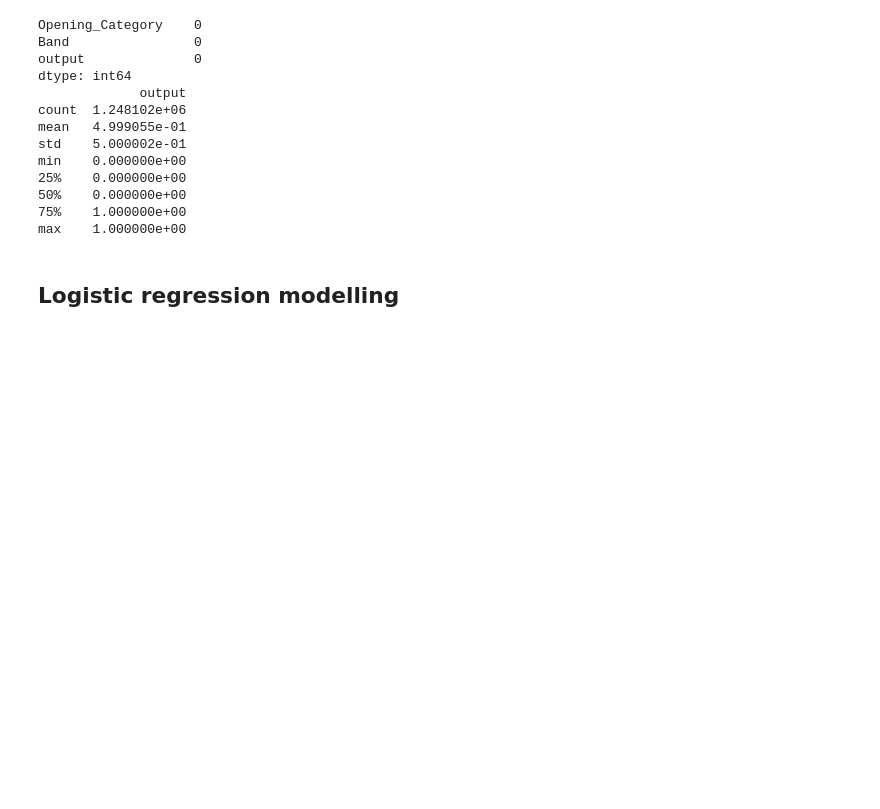
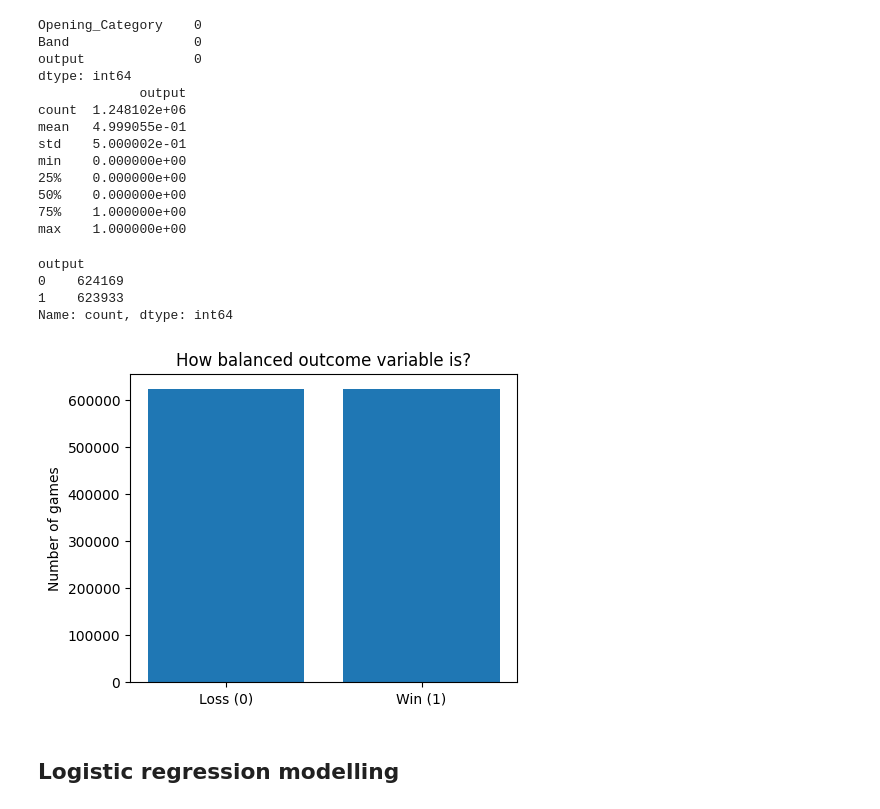
Before and after one commit to husnainn22/Chess-opening-analysis, a Jupyter notebook: chess.ipynb, the cells around one changed output. Cells and saved outputs as stored; diff of their text form; code cells hidden in the pictures; blank space fills up the shorter version.

```diff
--- a/chess.ipynb
+++ b/chess.ipynb
@@ -450,6 +450,31 @@ min    0.000000e+00
 50%    0.000000e+00
 75%    1.000000e+00
 max    1.000000e+00
+# %%
+import matplotlib.pyplot as plt
+
+# Count outcomes
+outcome_counts = model_df['output'].value_counts().sort_index()
+
+# Map labels for clarity
+outcome_counts
+# %% [output]
+output
+0    624169
+1    623933
+Name: count, dtype: int64
+# %%
+import matplotlib.pyplot as plt
+
+counts = model_df['output'].value_counts().sort_index()
+
+plt.figure(figsize=(5,4))
+plt.bar(['Loss (0)', 'Win (1)'], counts.values)
+plt.ylabel("Number of games")
+plt.title("How balanced outcome variable is?")
+plt.show()
+# %% [output]
+[figure, added]
 # %% [markdown]
 ## Logistic regression modelling
 # %%
```
Also changed, not shown: parts of 14 cells of this notebook.
